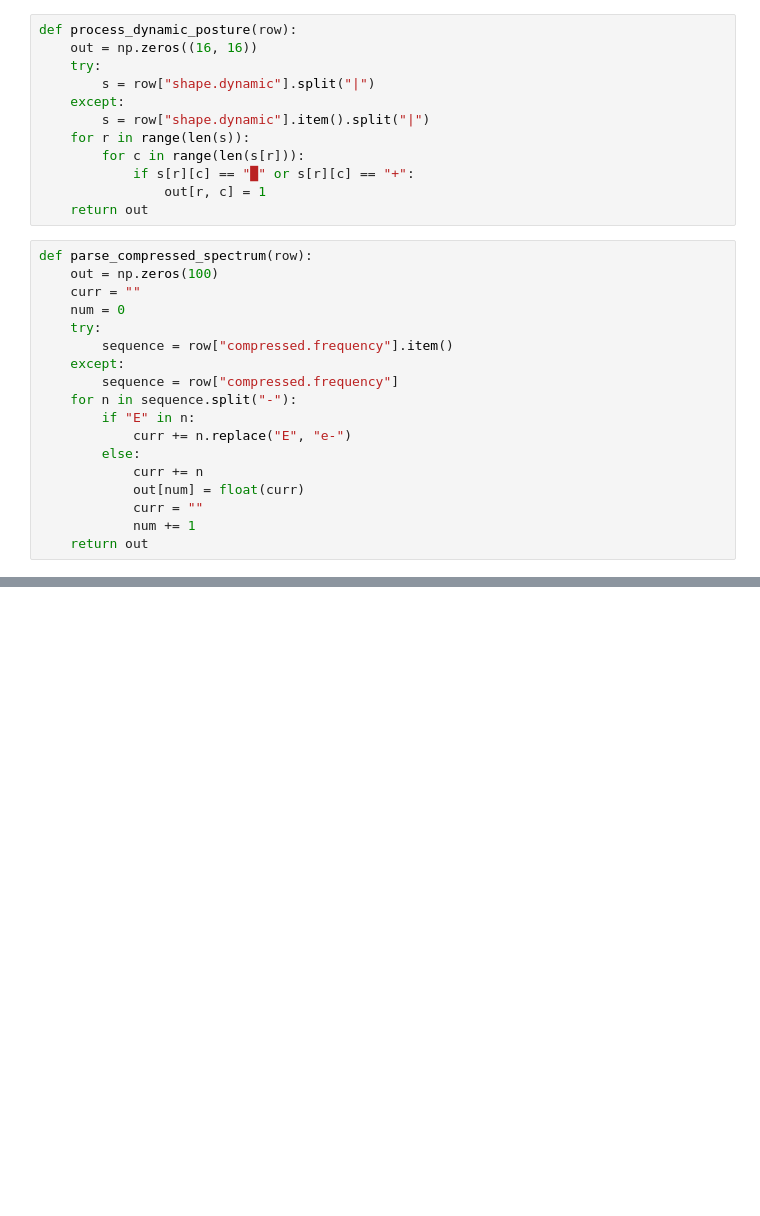
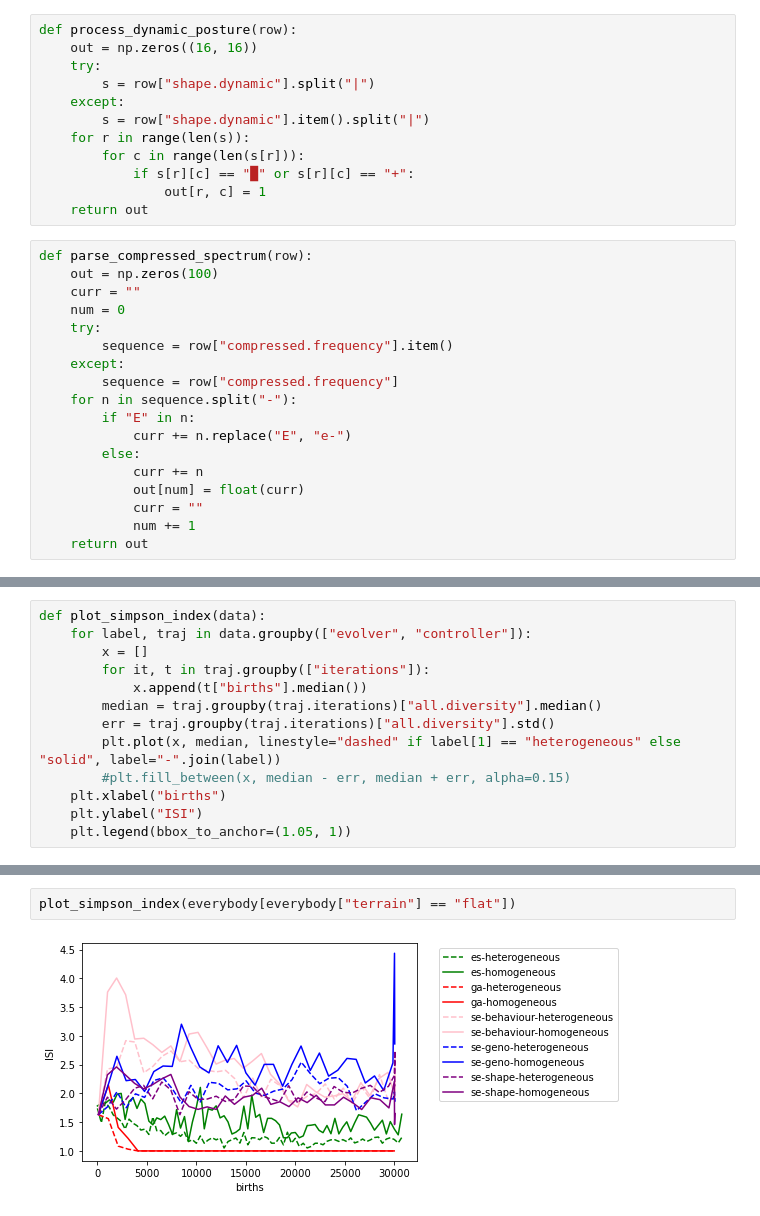
Before and after one commit to pigozzif/FactorsImpactingModularRobots, a Jupyter notebook: Data_Analysis_Notebook.ipynb, the cells around one changed output, grey strips where cells are left out. Cells and saved outputs as stored; diff of their text form; blank space fills up the shorter version.

```diff
--- a/Data_Analysis_Notebook.ipynb
+++ b/Data_Analysis_Notebook.ipynb
@@ -186,0 +356,13 @@ for file in os.listdir(path):
+# %%
+def plot_simpson_index(data):
+    for label, traj in data.groupby(["evolver", "controller"]):
+        x = []
+        for it, t in traj.groupby(["iterations"]):
+            x.append(t["births"].median())
+        median = traj.groupby(traj.iterations)["all.diversity"].median()
+        err = traj.groupby(traj.iterations)["all.diversity"].std()
+        plt.plot(x, median, linestyle="dashed" if label[1] == "heterogeneous" else "solid", label="-".join(label))
+        #plt.fill_between(x, median - err, median + err, alpha=0.15)
+    plt.xlabel("births")
+    plt.ylabel("ISI")
+    plt.legend(bbox_to_anchor=(1.05, 1))
@@ -186,0 +523,4 @@ for file in os.listdir(path):
+# %%
+plot_simpson_index(everybody[everybody["terrain"] == "flat"])
+# %% [output]
+[figure, added]
```
Also changed, not shown: parts of 135 cells of this notebook, 6 other files.
